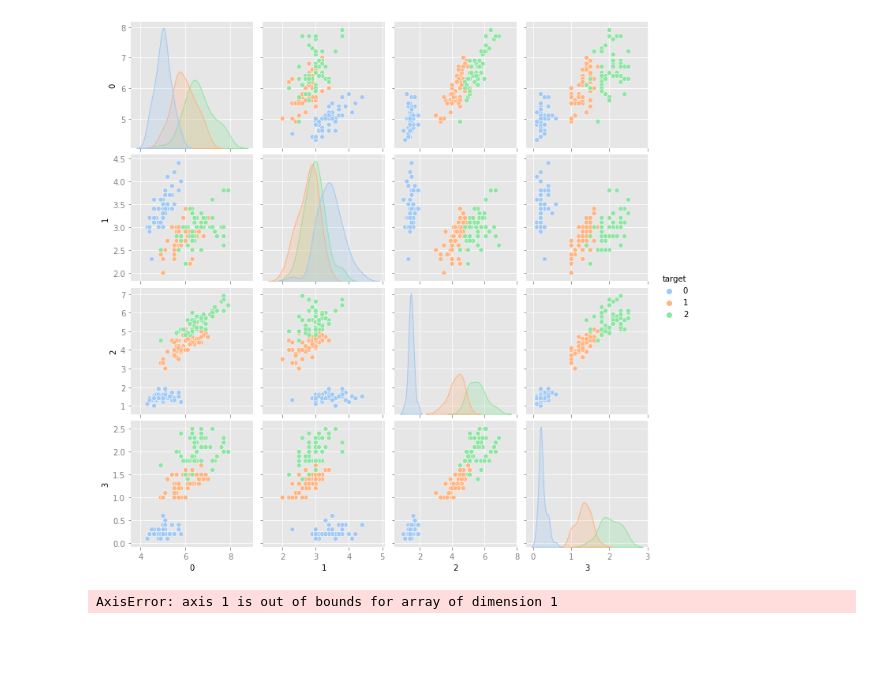
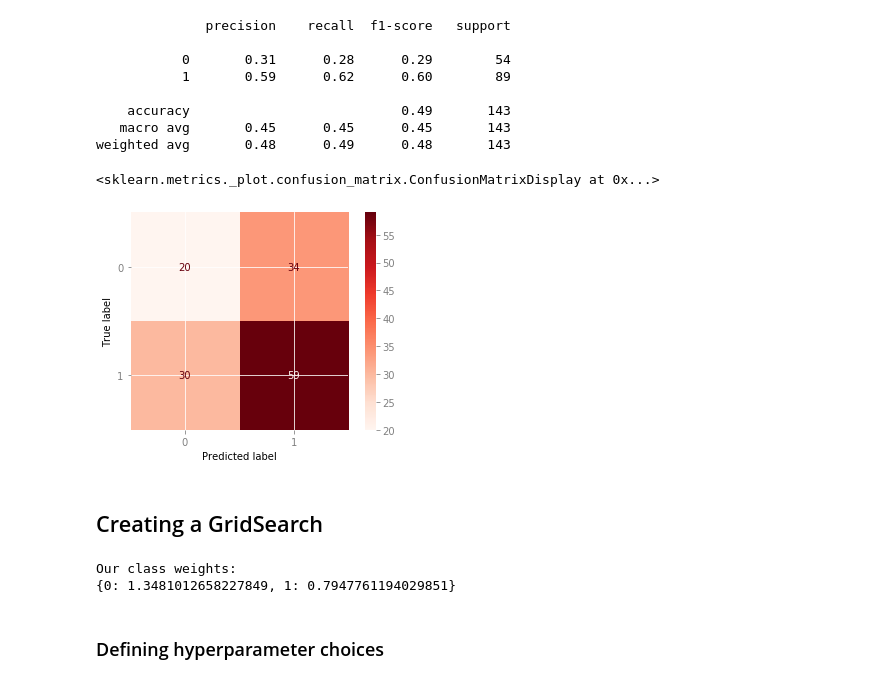
Before and after one commit to Lewis34cs/gridsearch_blog, a Jupyter notebook: gridsearch_blog.ipynb, the cells around one changed output. Saved outputs shown, nothing was run; the diff lists cells and outputs as text; code cells hidden in the pictures; blank space fills up the shorter version.

```diff
--- a/gridsearch_blog.ipynb
+++ b/gridsearch_blog.ipynb
@@ -75,7 +80,3 @@ df.describe()
-# %%
-sns.pairplot(df, hue='target', palette='pastel');
-# %% [output]
-[figure, removed]
 # %%
 X_train, X_test, y_train, y_test = train_test_split(features, label, random_state=42)
 # %%
@@ -88,10 +89,34 @@ y_pred = dummy.predict(X_test)
 
 # We need to one-hot encode our classes from our generated labels in order for
 # The confusion matrix to be able to digest any of it
-y_pred = np.argmax(y_pred, axis=1)
-y_test_ohe = np.argmax(y_test, axis=1)
+print(classification_report(y_test, y_pred))
 # %% [output]
-AxisError: axis 1 is out of bounds for array of dimension 1
+              precision    recall  f1-score   support
+
+           0       0.31      0.28      0.29        54
+           1       0.59      0.62      0.60        89
+
+    accuracy                           0.49       143
+   macro avg       0.45      0.45      0.45       143
+weighted avg       0.48      0.49      0.48       143
+# %%
+plot_confusion_matrix(dummy, X_test, y_test, normalize='true', cmap='Blues')
+# %% [output]
+<sklearn.metrics._plot.confusion_matrix.ConfusionMatrixDisplay at 0x...>
+[figure, added]
+# %% [markdown]
+## Creating a GridSearch
+# %%
+# Creating our class weights dictionary
+class_weights = class_weight.compute_class_weight('balanced', classes=np.unique(y_train),
+                                                  y=y_train)
+class_weights_dict = {0: class_weights[0], 1: class_weights[1]}
+print(f"Our class weights:\n{class_weights_dict}")
+# %% [output]
+Our class weights:
+{0: 1.3481012658227849, 1: 0.7947761194029851}
+# %% [markdown]
+### Defining hyperparameter choices
 # %%
 params = {'n_estimators': [10, 50, 100, 200],
           'criterion': ['gini', 'entropy'],
```
Also changed, not shown: parts of 15 cells of this notebook.
